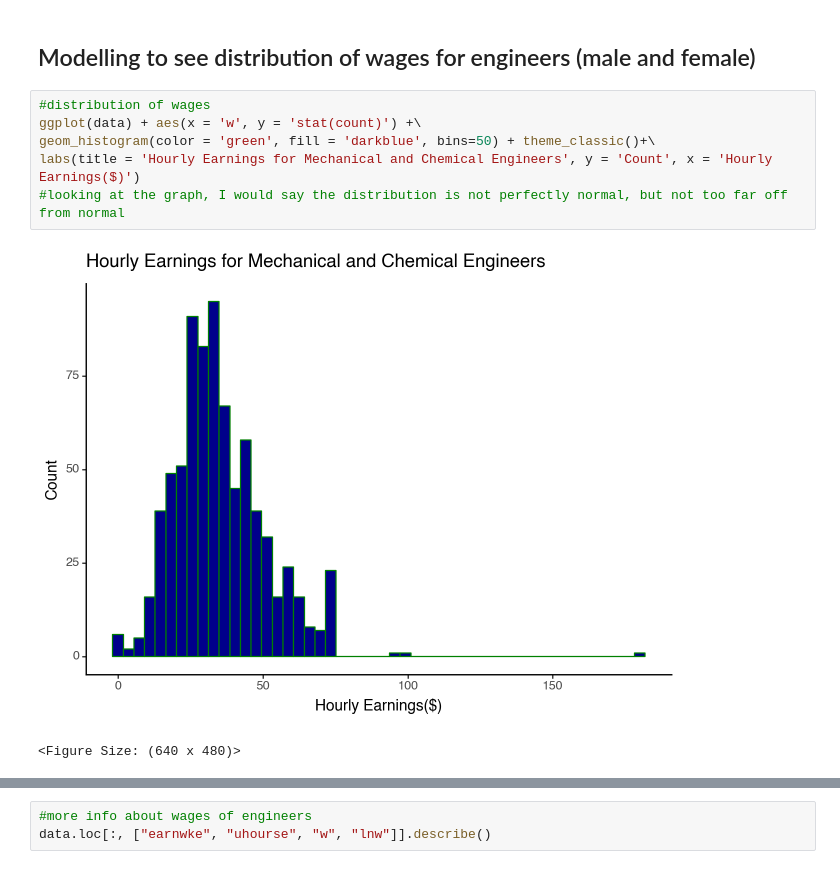
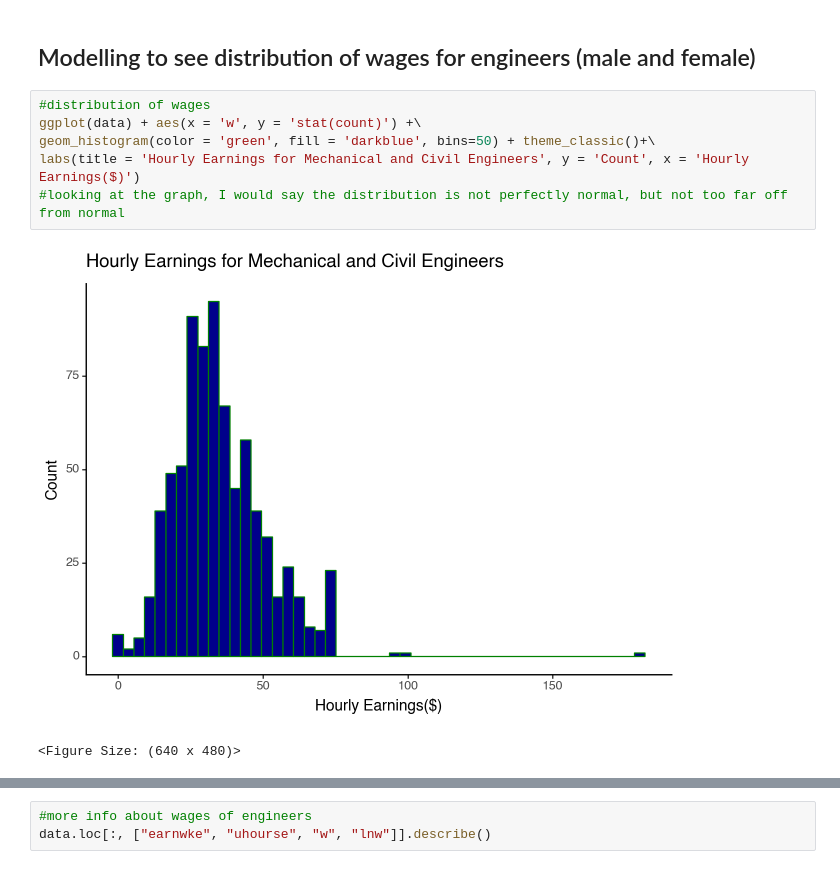
Before and after one commit to corinne167225/DataAnalysis2, a Jupyter notebook: Assignment1.ipynb, the cells around one changed output, grey strips where cells are left out. Saved outputs shown, nothing was run; the diff lists cells and outputs as text.

```diff
--- a/Assignment1.ipynb
+++ b/Assignment1.ipynb
@@ -122,11 +122,11 @@ data.shape
 # %%
 #distribution of wages
 ggplot(data) + aes(x = 'w', y = 'stat(count)') +\
 geom_histogram(color = 'green', fill = 'darkblue', bins=50) + theme_classic()+\
-labs(title = 'Hourly Earnings for Mechanical and Chemical Engineers', y = 'Count', x = 'Hourly Earnings($)')
+labs(title = 'Hourly Earnings for Mechanical and Civil Engineers', y = 'Count', x = 'Hourly Earnings($)')
 #looking at the graph, I would say the distribution is not perfectly normal, but not too far off from normal
 # %% [output]
-[figure, old version]
+[figure, new version]
 <Figure Size: (640 x 480)>
 # %%
 #taking the log of wages
```
Also changed, not shown: parts of 6 cells of this notebook.
